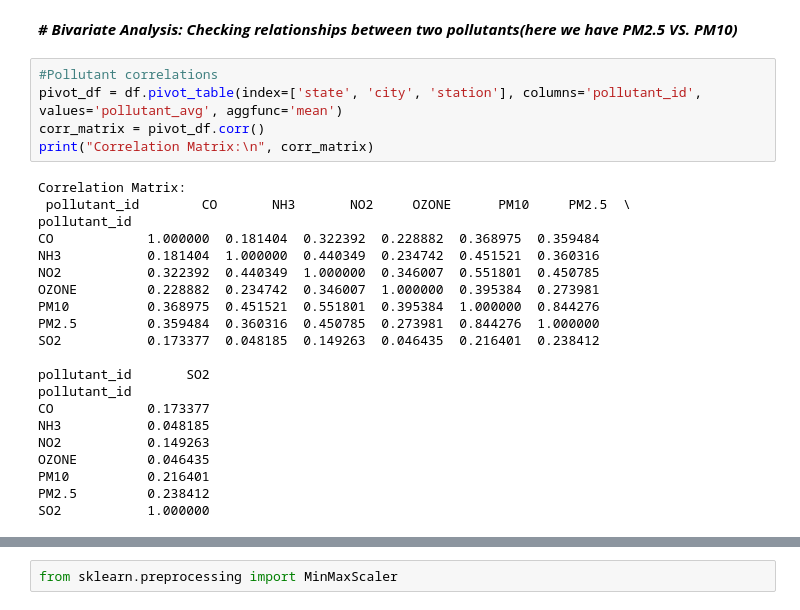
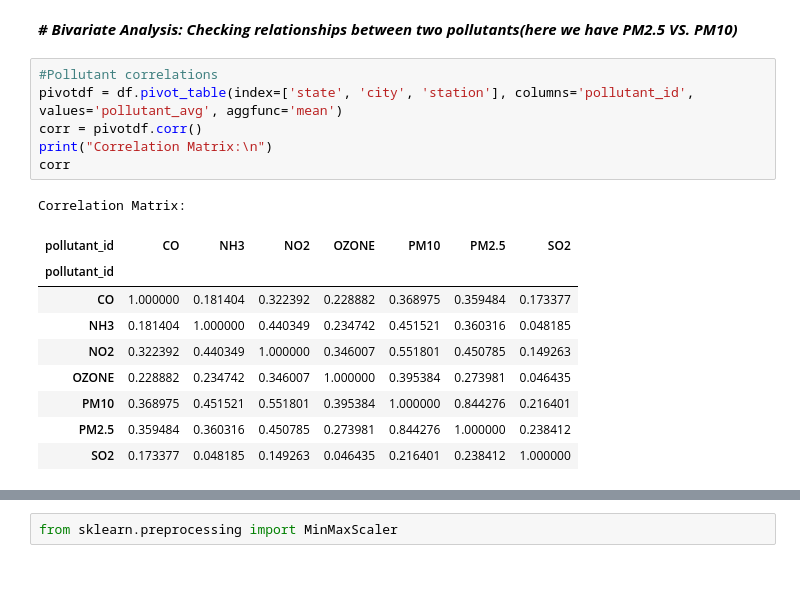
Before and after one commit to Rupal0912/IndiaAirQuality-2025, a Jupyter notebook: notebooks/notebook1.ipynb, the cells around one changed output, grey strips where cells are left out. Saved outputs shown, nothing was run; the diff lists cells and outputs as text; blank space fills up the shorter version.

```diff
--- a/notebooks/notebook1.ipynb
+++ b/notebooks/notebook1.ipynb
@@ -265,30 +265,21 @@ plt.show()
 ***# Bivariate Analysis: Checking relationships between two pollutants(here we have PM2.5 VS. PM10)***
 # %%
 #Pollutant correlations
-pivot_df = df.pivot_table(index=['state', 'city', 'station'], columns='pollutant_id', values='pollutant_avg', aggfunc='mean')
-corr_matrix = pivot_df.corr()
-print("Correlation Matrix:\n", corr_matrix)
+pivotdf = df.pivot_table(index=['state', 'city', 'station'], columns='pollutant_id', values='pollutant_avg', aggfunc='mean')
+corr = pivotdf.corr()
+print("Correlation Matrix:\n")
+corr
 # %% [output]
 Correlation Matrix:
- pollutant_id        CO       NH3       NO2     OZONE      PM10     PM2.5  \
-pollutant_id
-CO            1.000000  0.181404  0.322392  0.228882  0.368975  0.359484
-NH3           0.181404  1.000000  0.440349  0.234742  0.451521  0.360316
-NO2           0.322392  0.440349  1.000000  0.346007  0.551801  0.450785
-OZONE         0.228882  0.234742  0.346007  1.000000  0.395384  0.273981
-PM10          0.368975  0.451521  0.551801  0.395384  1.000000  0.844276
-PM2.5         0.359484  0.360316  0.450785  0.273981  0.844276  1.000000
-SO2           0.173377  0.048185  0.149263  0.046435  0.216401  0.238412
-
-pollutant_id       SO2
-pollutant_id
-CO            0.173377
-NH3           0.048185
-NO2           0.149263
-OZONE         0.046435
-PM10          0.216401
-PM2.5         0.238412
-SO2           1.000000
+| pollutant_id | CO | NH3 | NO2 | OZONE | PM10 | PM2.5 | SO2 |
+| pollutant_id |  |  |  |  |  |  |  |
+| CO | 1.000000 | 0.181404 | 0.322392 | 0.228882 | 0.368975 | 0.359484 | 0.173377 |
+| NH3 | 0.181404 | 1.000000 | 0.440349 | 0.234742 | 0.451521 | 0.360316 | 0.048185 |
+| NO2 | 0.322392 | 0.440349 | 1.000000 | 0.346007 | 0.551801 | 0.450785 | 0.149263 |
+| OZONE | 0.228882 | 0.234742 | 0.346007 | 1.000000 | 0.395384 | 0.273981 | 0.046435 |
+| PM10 | 0.368975 | 0.451521 | 0.551801 | 0.395384 | 1.000000 | 0.844276 | 0.216401 |
+| PM2.5 | 0.359484 | 0.360316 | 0.450785 | 0.273981 | 0.844276 | 1.000000 | 0.238412 |
+| SO2 | 0.173377 | 0.048185 | 0.149263 | 0.046435 | 0.216401 | 0.238412 | 1.000000 |
 # %%
 #Correlation heatmap
 plt.figure(figsize=(10, 8))
```
Also changed, not shown: parts of 12 cells of this notebook.
